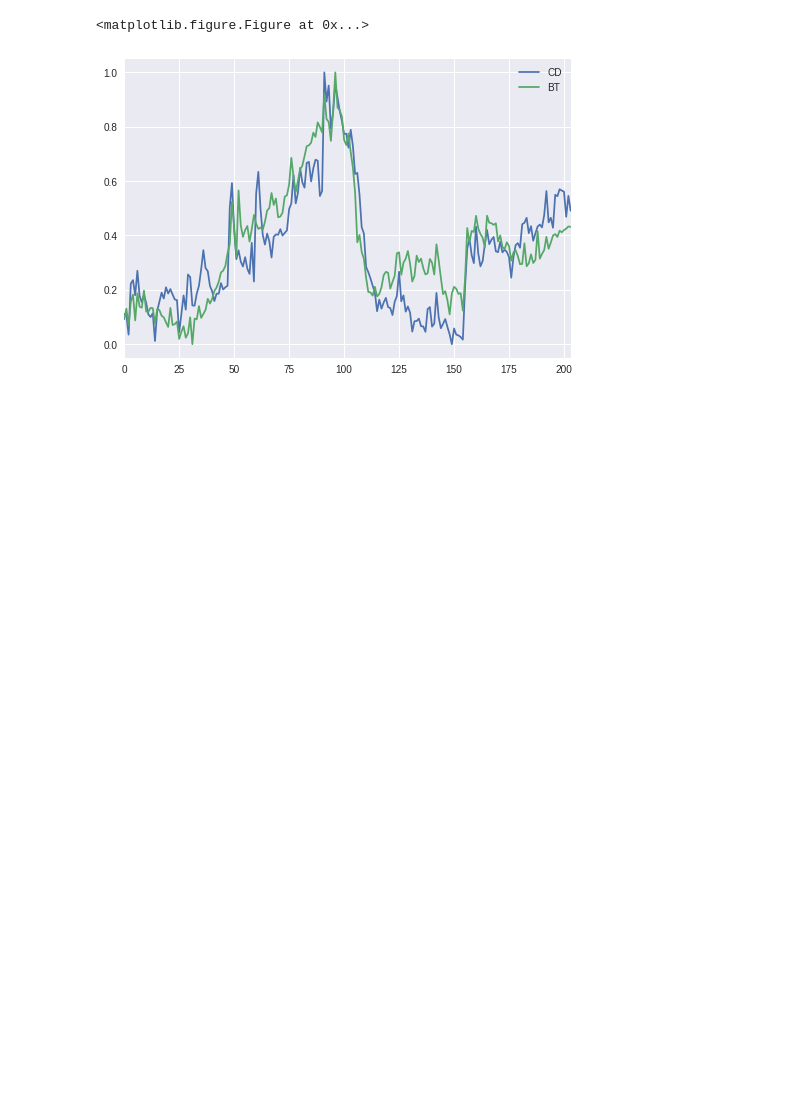
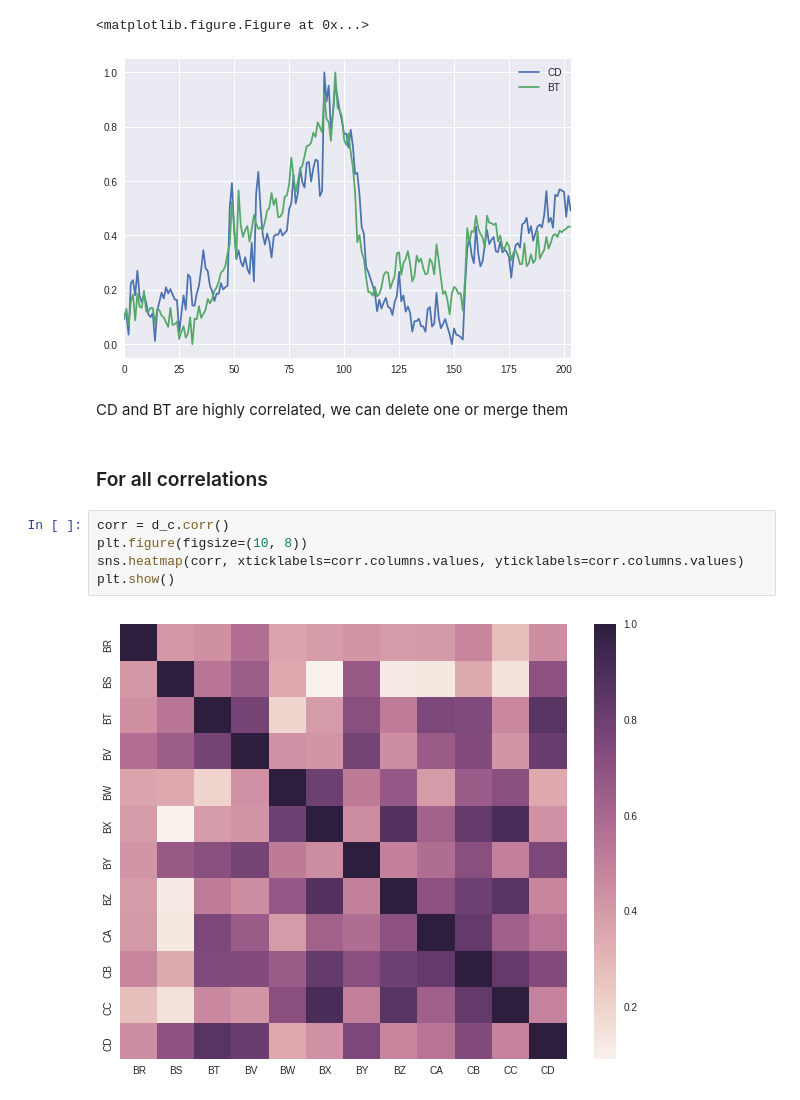
Before and after one commit to sebwdz/JobAnalysis, a Jupyter notebook: core/notebooks/cesatem_descriptive_analysis.ipynb, the cells around one changed output. Drawn from its saved outputs; the diff is of its cells as text; blank space fills up the shorter version.

Commit message:
add matrix correlation on notebook cesatem

```diff
--- a/core/notebooks/cesatem_descriptive_analysis.ipynb
+++ b/core/notebooks/cesatem_descriptive_analysis.ipynb
@@ -103,3 +112,14 @@ plt.show()
 [figure]
 <matplotlib.figure.Figure at 0x...>
 [figure]
+# %% [markdown]
+CD and BT are highly correlated, we can delete one or merge them
+# %% [markdown]
+### For all correlations
+# %%
+corr = d_c.corr()
+plt.figure(figsize=(10, 8))
+sns.heatmap(corr, xticklabels=corr.columns.values, yticklabels=corr.columns.values)
+plt.show()
+# %% [output]
+[figure, added]
```
Also changed, not shown: parts of 20 cells of this notebook.
